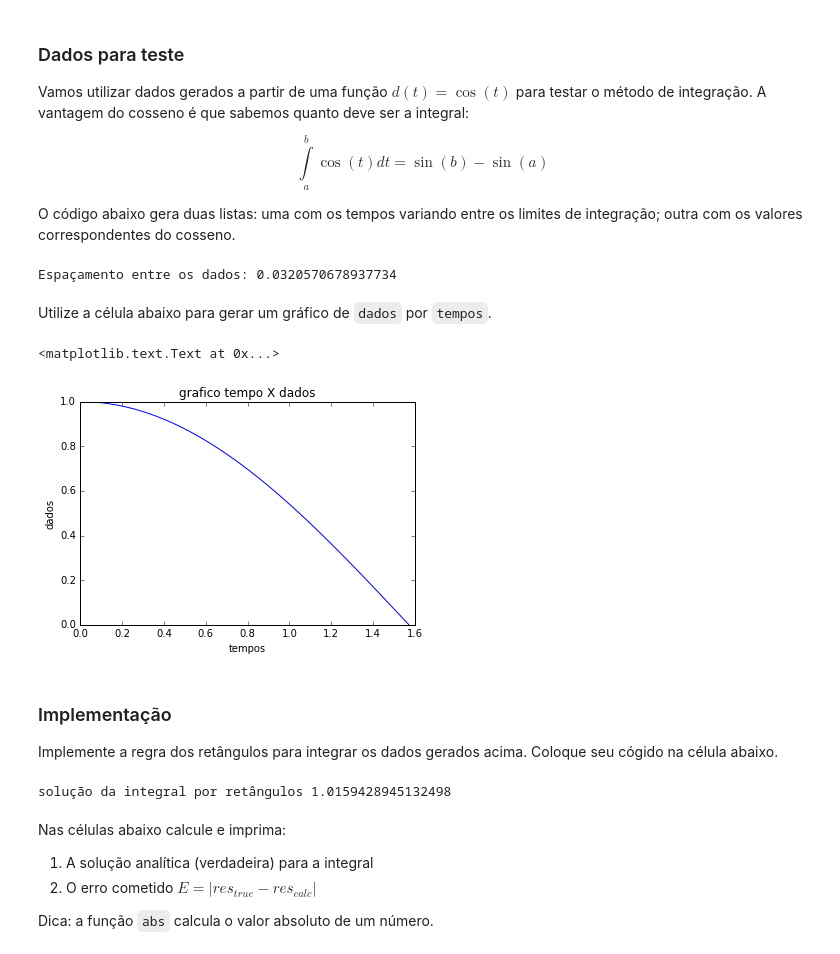
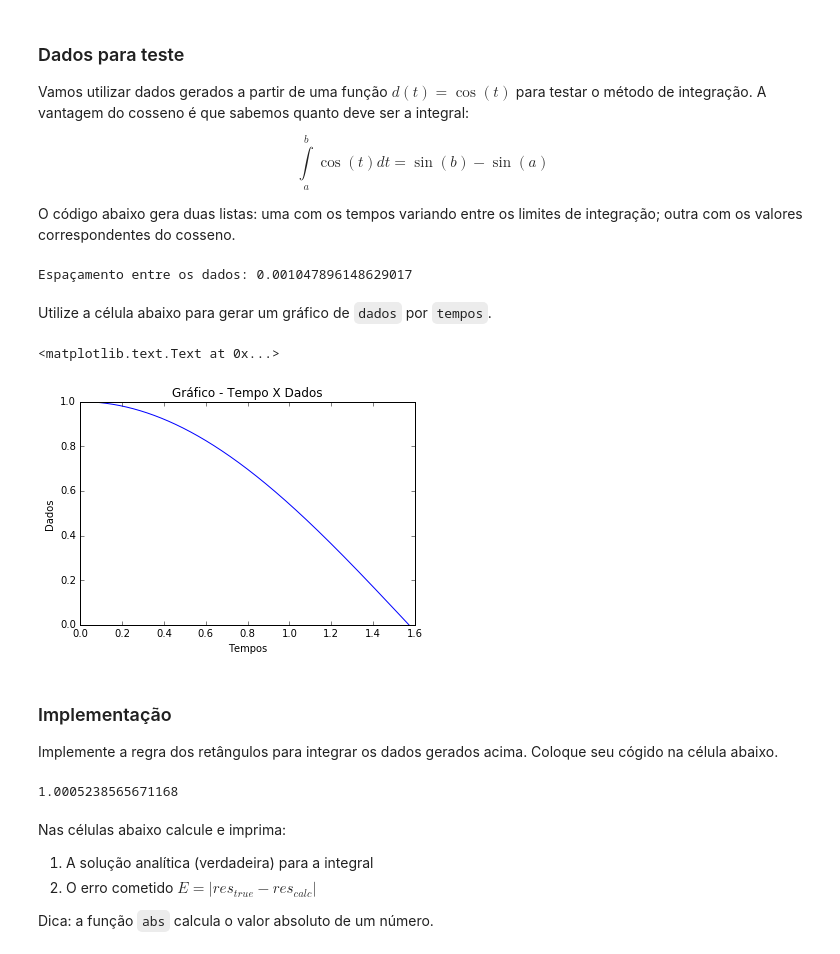
Before and after one commit to mat-esp-2016/integracao-numerica-python-5-lpglr007, a Jupyter notebook: tarefa-integracao.ipynb, the cells around one changed output. Drawn from its saved outputs; the diff is of its cells as text; code cells hidden in the pictures.

Commit message:
Tarefas feitas criando plots.

```diff
--- a/tarefa-integracao.ipynb
+++ b/tarefa-integracao.ipynb
@@ -65,7 +67,7 @@ O código abaixo gera duas listas: uma com os tempos variando entre os limites d
 # inicio e fim são os intervalos de integração
 inicio = 0
 fim = math.pi/2 # Funções trigonométricas utilizam ângulos em radianos!
-N = 50
+N = 1500
 # Precisamos saber o intervalo entre cada ponto dos dados
 # A divisão é por N - 1 pois existem N - 1 intervalos entre N pontos
 intervalo = (fim - inicio)/(N - 1)
@@ -77,18 +79,18 @@ for i in range(N):
     tempos.append(t)
     dados.append(math.cos(t))
 # %% [output]
-Espaçamento entre os dados: 0.0320570678937734
+Espaçamento entre os dados: 0.001047896148629017
 # %% [markdown]
 Utilize a célula abaixo para gerar um gráfico de `dados` por `tempos`.
 # %%
     plt.figure()
     plt.plot (tempos, dados, c = "#0000FF")
-    plt.xlabel ("tempos")
-    plt.ylabel ("dados")
-    plt.title ("grafico tempo X dados")
+    plt.xlabel ("Tempos")
+    plt.ylabel ("Dados")
+    plt.title ("Gráfico - Tempo X Dados")
 # %% [output]
 <matplotlib.text.Text at 0x...>
-[figure, old version]
+[figure, new version]
 # %% [markdown]
 ### Implementação
 
@@ -100,7 +98,14 @@ for i in range(N-1):
-# %%
-print ('solução da integral por retângulos',soma)
-# %% [output]
-solução da integral por retângulos 1.0159428945132498
+# %%
+retangulo_area = []
+
+for ponto in dados:
+    retangulo_area.append (ponto * intervalo)
+
+
+falsa = sum(retangulo_area)
+sum(retangulo_area)
+# %% [output]
+1.0005238565671168
 # %% [markdown]
 Nas células abaixo calcule e imprima:
 
```
Also changed, not shown: parts of 10 cells of this notebook.
